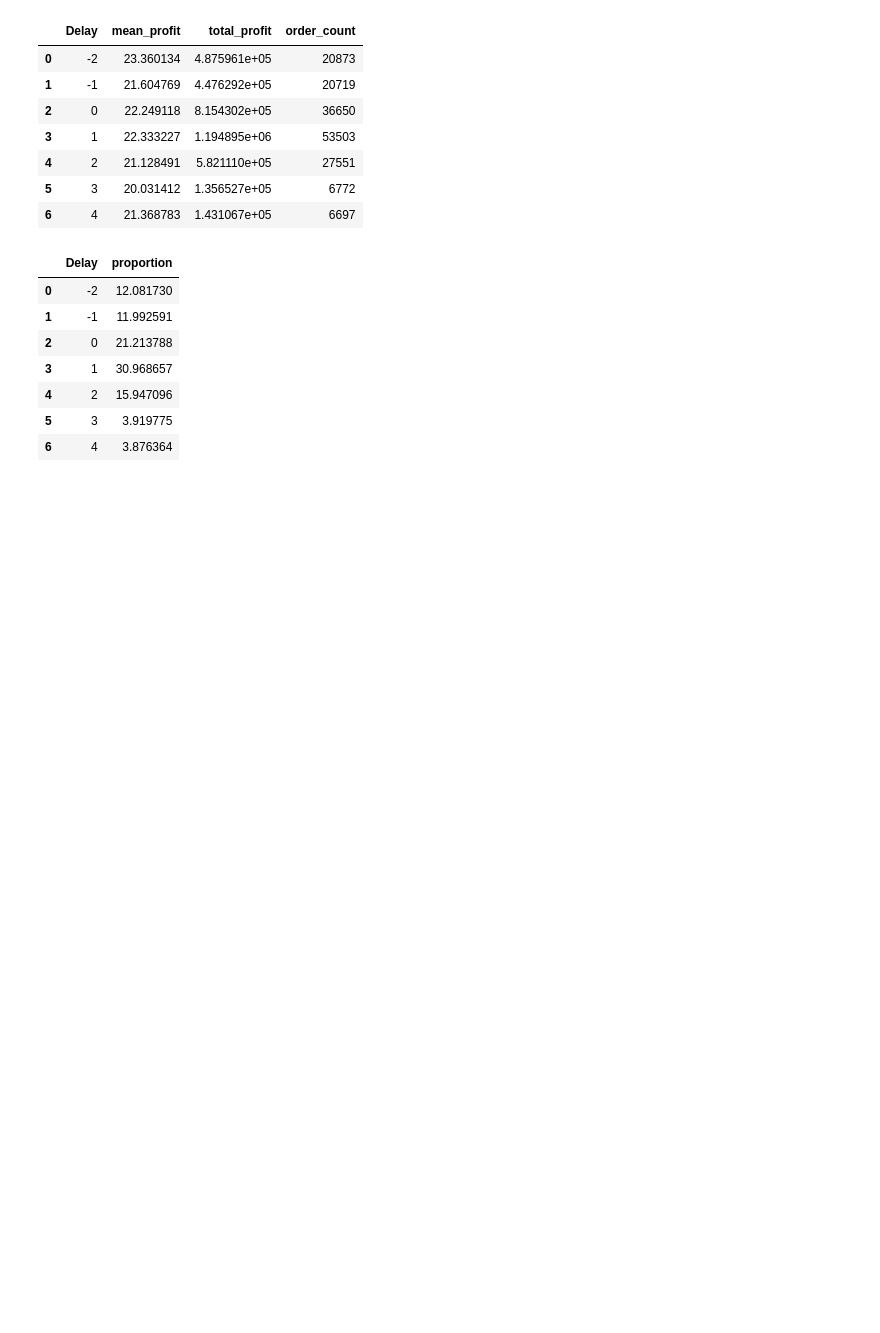
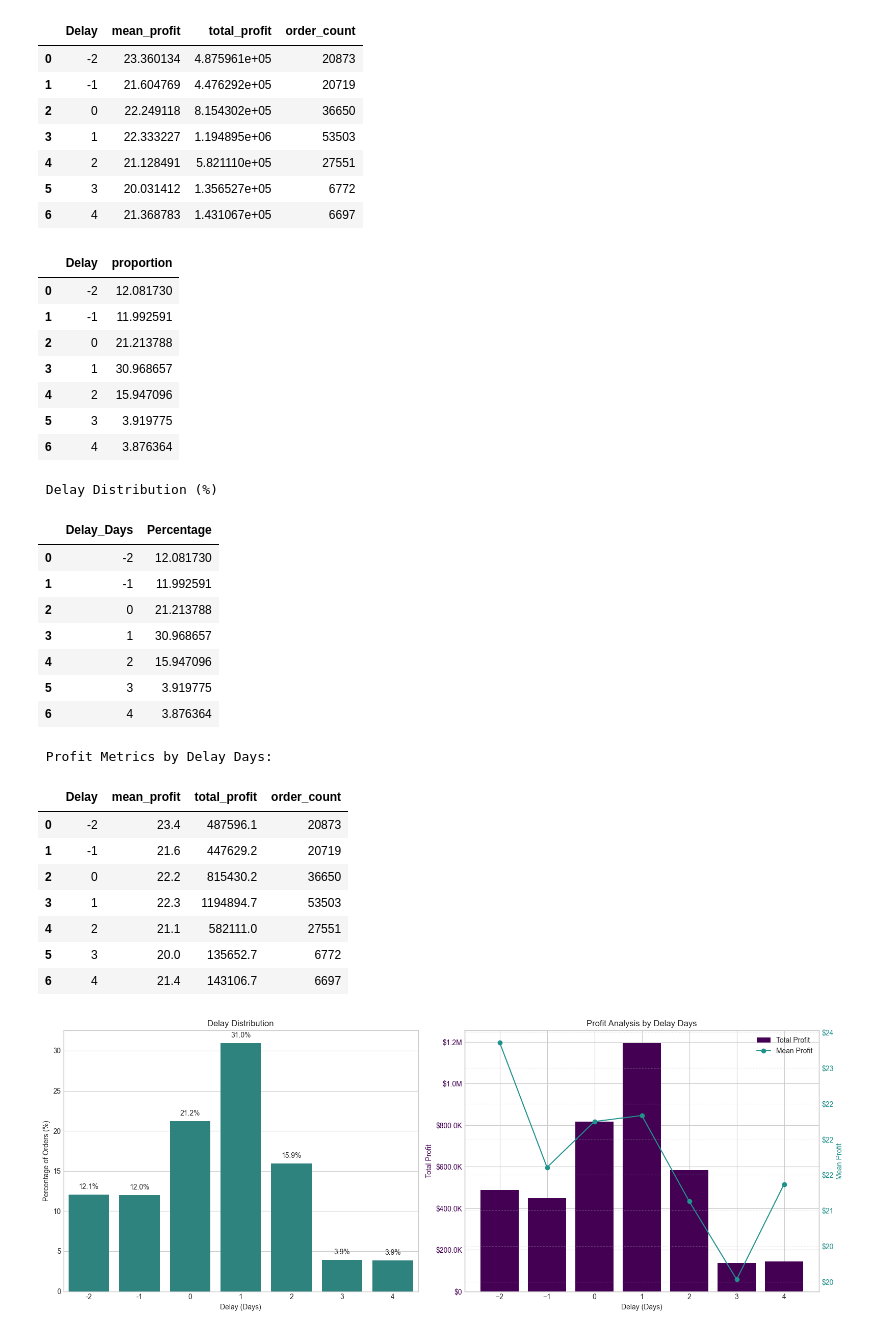
Before and after one commit to bhavsarsahil/Data_Anaylst_Practice, a Jupyter notebook: Data_Analyst_Practice/Data Analysis All Projects/Supply Chain Complate Analysis/Supply Chain Complate Analysis.ipynb, the cells around one changed output. Drawn from its saved outputs; the diff is of its cells as text; code cells hidden in the pictures; blank space fills up the shorter version.

Commit message:
make graph on delay distribution &  profit analysis by delays days

```diff
--- a/Data_Analyst_Practice/Data Analysis All Projects/Supply Chain Complate Analysis/Supply Chain Complate Analysis.ipynb
+++ b/Data_Analyst_Practice/Data Analysis All Projects/Supply Chain Complate Analysis/Supply Chain Complate Analysis.ipynb
@@ -344,3 +344,83 @@ delay_distribution
 | 4 | 2 | 15.947096 |
 | 5 | 3 | 3.919775 |
 | 6 | 4 | 3.876364 |
+# %%
+# Fix column names to match your plotting code
+delay_distribution.columns = ['Delay_Days', 'Percentage']
+
+print("\n Delay Distribution (%)")
+display(delay_distribution)
+
+print("\n Profit Metrics by Delay Days:")
+display(profit_metrics.round(1))
+
+fig, (ax1, ax2) = plt.subplots(1, 2, figsize=(16, 6))
+
+# 1. First subplot: Delay distribution
+sns.barplot(x='Delay_Days', y='Percentage', data=delay_distribution, color=accent_color, ax=ax1)
+ax1.set_title('Delay Distribution')
+ax1.set_xlabel('Delay (Days)')
+ax1.set_ylabel('Percentage of Orders (%)')
+
+# Add percentage text on top of bars
+for bar in ax1.patches:
+    height = bar.get_height()
+    if height > 0:  # Avoid placing labels on empty bars
+        ax1.text(bar.get_x() + bar.get_width()/2, height + 0.5, f'{height:.1f}%', ha='center', va='bottom')
+
+# 2. Second subplot: Profit analysis by delay days
+ax2.set_xlabel('Delay (Days)')
+ax2.set_ylabel('Total Profit', color=primary_color)
+ax2.bar(profit_metrics['Delay'], profit_metrics['total_profit'], color=primary_color, label='Total Profit')
+ax2.tick_params(axis='y', labelcolor=primary_color)
+
+# Create twin axis for mean profit
+ax3 = ax2.twinx()
+ax3.set_ylabel('Mean Profit', color=accent_color)
+ax3.plot(profit_metrics['Delay'], profit_metrics['mean_profit'], marker='o', label='Mean Profit', color=accent_color)
+ax3.tick_params(axis='y', labelcolor=accent_color)
+
+# FIX: FuncFormatter functions require two arguments (value, pos)
+def format_func(value, pos):
+    if abs(value) >= 1e6:
+        return f'${value/1e6:.1f}M'
+    elif abs(value) >= 1e3:
+        return f'${value/1e3:.1f}K'
+    else:
+        return f'${value:.0f}'
+
+# Apply the fixed formatter to both y-axes
+ax2.yaxis.set_major_formatter(ticker.FuncFormatter(format_func))
+ax3.yaxis.set_major_formatter(ticker.FuncFormatter(format_func))
+
+# FIX: Corrected title typo ("Dealy" -> "Delay")
+ax2.set_title("Profit Analysis by Delay Days")
+
+# Align and display the combined legend
+lines, labels = ax2.get_legend_handles_labels()
+lines2, labels2 = ax3.get_legend_handles_labels()
+ax3.legend(lines + lines2, labels + labels2, loc='upper right')
+ax3.grid(True, linestyle=':', alpha=0.5)
+
+plt.tight_layout()
+plt.show()
+# %% [output]
+ Delay Distribution (%)
+|  | Delay_Days | Percentage |
+| 0 | -2 | 12.081730 |
+| 1 | -1 | 11.992591 |
+| 2 | 0 | 21.213788 |
+| 3 | 1 | 30.968657 |
+| 4 | 2 | 15.947096 |
+| 5 | 3 | 3.919775 |
+| 6 | 4 | 3.876364 |
+ Profit Metrics by Delay Days:
+|  | Delay | mean_profit | total_profit | order_count |
+| 0 | -2 | 23.4 | 487596.1 | 20873 |
+| 1 | -1 | 21.6 | 447629.2 | 20719 |
+| 2 | 0 | 22.2 | 815430.2 | 36650 |
+| 3 | 1 | 22.3 | 1194894.7 | 53503 |
+| 4 | 2 | 21.1 | 582111.0 | 27551 |
+| 5 | 3 | 20.0 | 135652.7 | 6772 |
+| 6 | 4 | 21.4 | 143106.7 | 6697 |
+[figure, added]
```
